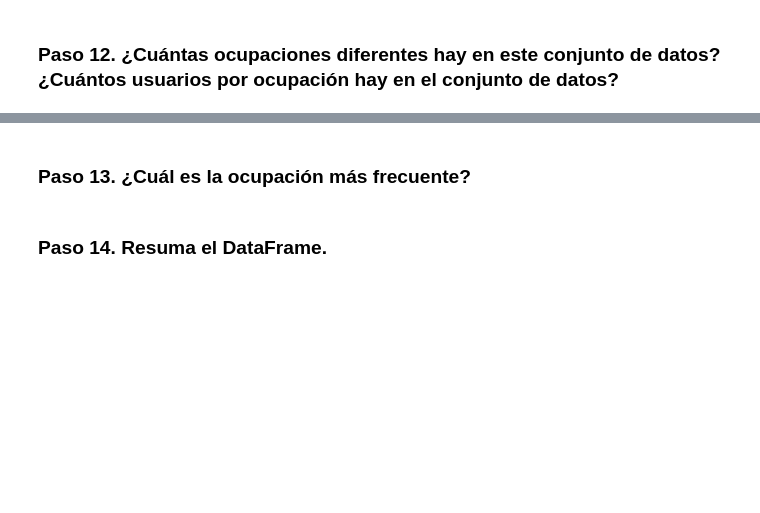
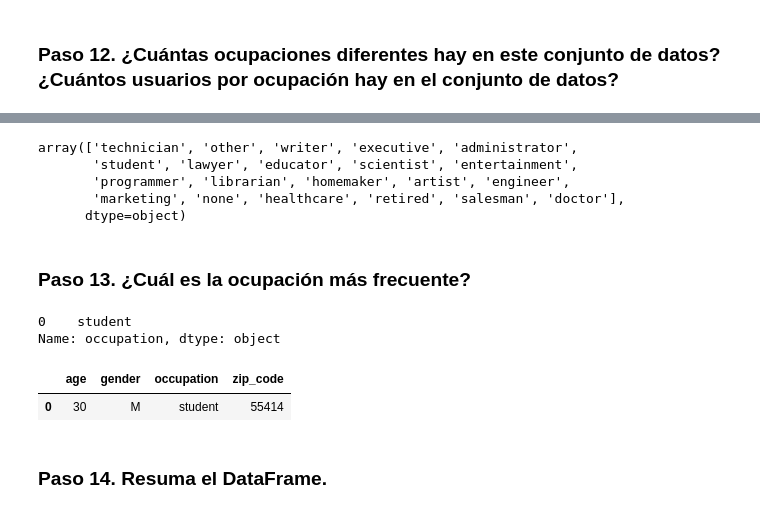
Before and after one commit to LauraGSanchz/DS_PT_09_2023, a Jupyter notebook: Data_Analysis/2-Pandas/Practica/0-Occupation/Occupation.ipynb, the cells around one changed output, grey strips where cells are left out. Cells and saved outputs as stored; diff of their text form; code cells hidden in the pictures; blank space fills up the shorter version.

```diff
--- a/Data_Analysis/2-Pandas/Practica/0-Occupation/Occupation.ipynb
+++ b/Data_Analysis/2-Pandas/Practica/0-Occupation/Occupation.ipynb
@@ -149,5 +308,23 @@ Resuélvelo de 2 formas diferentes
+# %%
+users['occupation'].unique()
+# %% [output]
+array(['technician', 'other', 'writer', 'executive', 'administrator',
+       'student', 'lawyer', 'educator', 'scientist', 'entertainment',
+       'programmer', 'librarian', 'homemaker', 'artist', 'engineer',
+       'marketing', 'none', 'healthcare', 'retired', 'salesman', 'doctor'],
+      dtype=object)
 # %% [markdown]
 ### Paso 13. ¿Cuál es la ocupación más frecuente?
+# %%
+users['occupation'].mode()
+# %% [output]
+0    student
+Name: occupation, dtype: object
+# %%
+users.mode()
+# %% [output]
+|  | age | gender | occupation | zip_code |
+| 0 | 30 | M | student | 55414 |
 # %% [markdown]
 ### Paso 14. Resuma el DataFrame.
 # %% [markdown]
```
Also changed, not shown: parts of 18 cells of this notebook, 1 other file.
